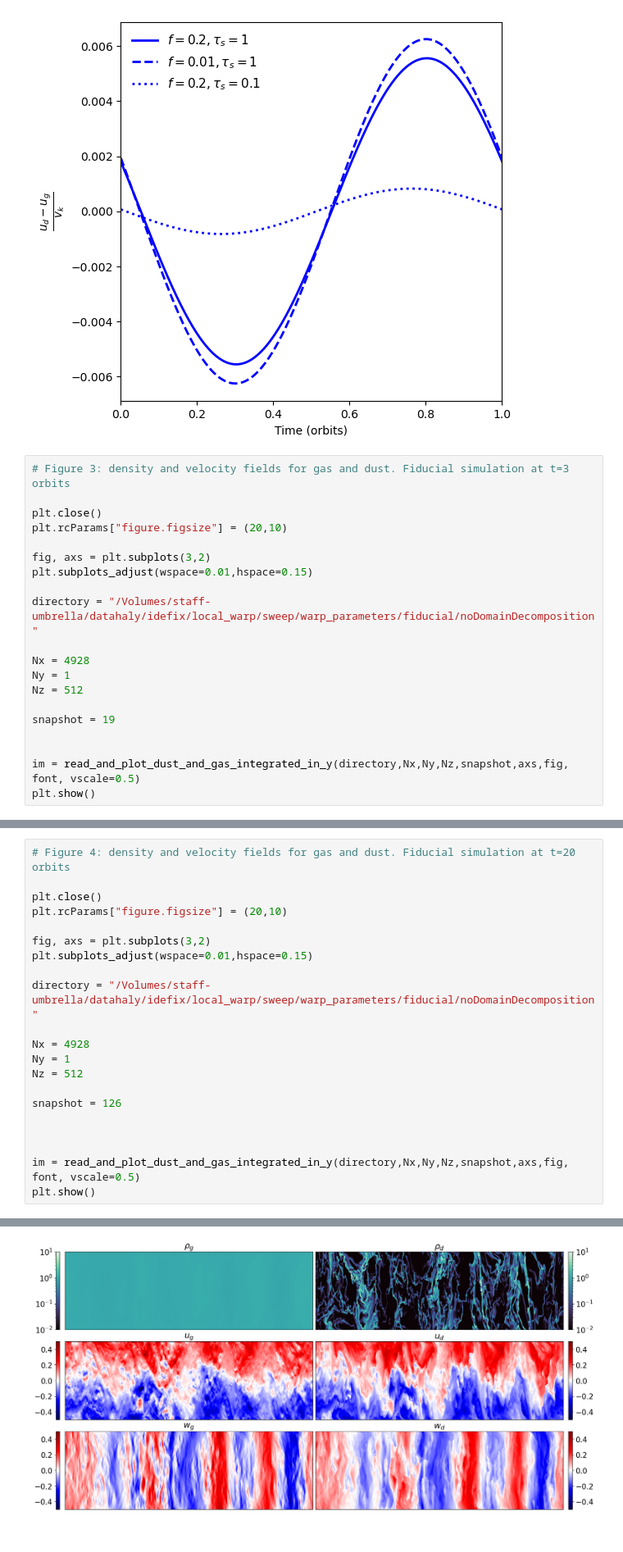
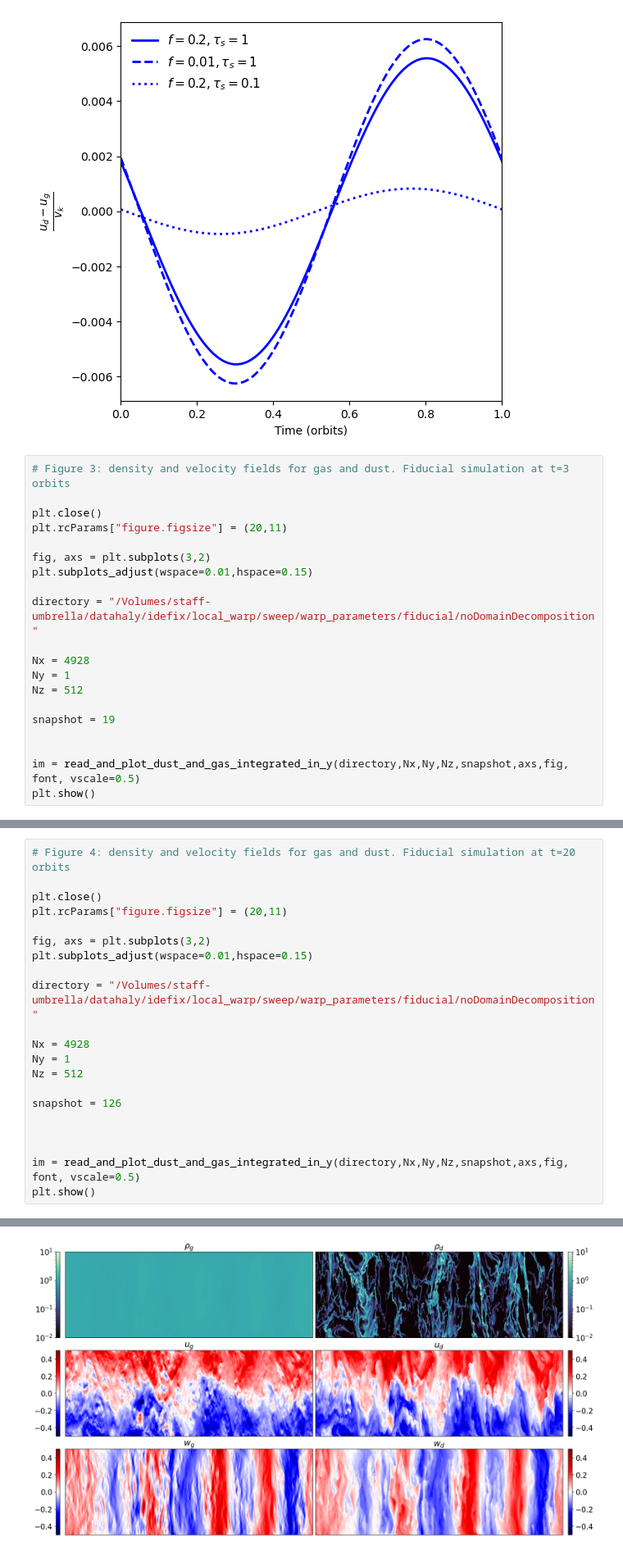
Before and after one commit to Hossam-Aly/local_dusty_warps, a Jupyter notebook: scripts/figures.ipynb, the cells around one changed output, grey strips where cells are left out. Shown at 82% size. Saved outputs shown, nothing was run; the diff lists cells and outputs as text.

```diff
--- a/scripts/figures.ipynb
+++ b/scripts/figures.ipynb
@@ -199,7 +224,7 @@ ax.set_xlim(0,1)
 # Figure 3: density and velocity fields for gas and dust. Fiducial simulation at t=3 orbits
 
 plt.close()
-plt.rcParams["figure.figsize"] = (20,10)
+plt.rcParams["figure.figsize"] = (20,11)
 
 fig, axs = plt.subplots(3,2)
 plt.subplots_adjust(wspace=0.01,hspace=0.15)
@@ -224,30 +249,30 @@ plt.show()
 # %%
 # Figure 4: density and velocity fields for gas and dust. Fiducial simulation at t=20 orbits
 
 plt.close()
-plt.rcParams["figure.figsize"] = (20,10)
+plt.rcParams["figure.figsize"] = (20,11)
 
 fig, axs = plt.subplots(3,2)
 plt.subplots_adjust(wspace=0.01,hspace=0.15)
 
 directory = "/Volumes/staff-umbrella/datahaly/idefix/local_warp/sweep/warp_parameters/fiducial/noDomainDecomposition"
 
 Nx = 4928
 Ny = 1
 Nz = 512
 
 snapshot = 126
 
 
 
 im = read_and_plot_dust_and_gas_integrated_in_y(directory,Nx,Ny,Nz,snapshot,axs,fig, font, vscale=0.5)
 plt.show()
 # %% [output]
 60.391987
 3.105586534463134e-13
 1.107904
 0.8892221450805664
-[figure, old version]
+[figure, new version]
 # %%
 # Figure 5, evolution of maximum dust density. Fiducial and no feedback
 
```
Also changed, not shown: parts of 5 cells of this notebook, 7 other files.
